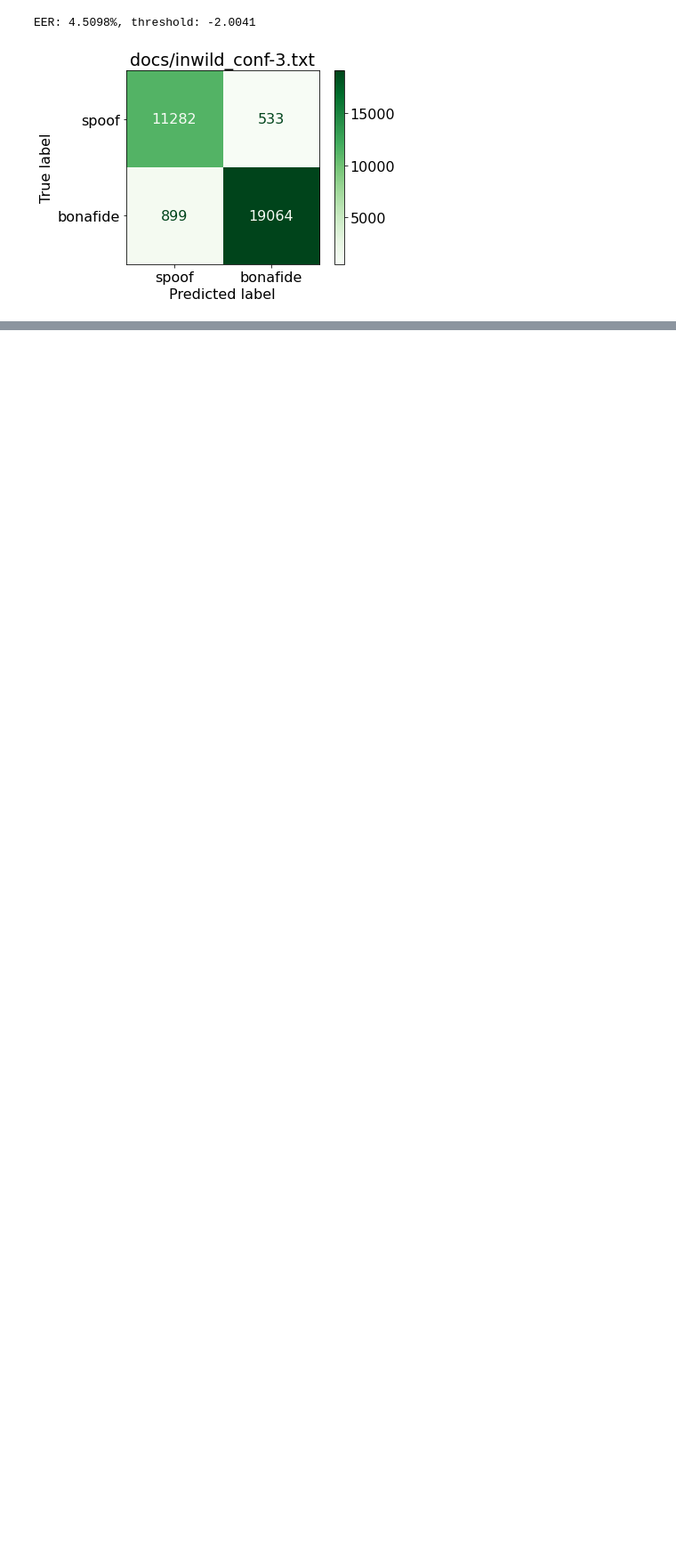
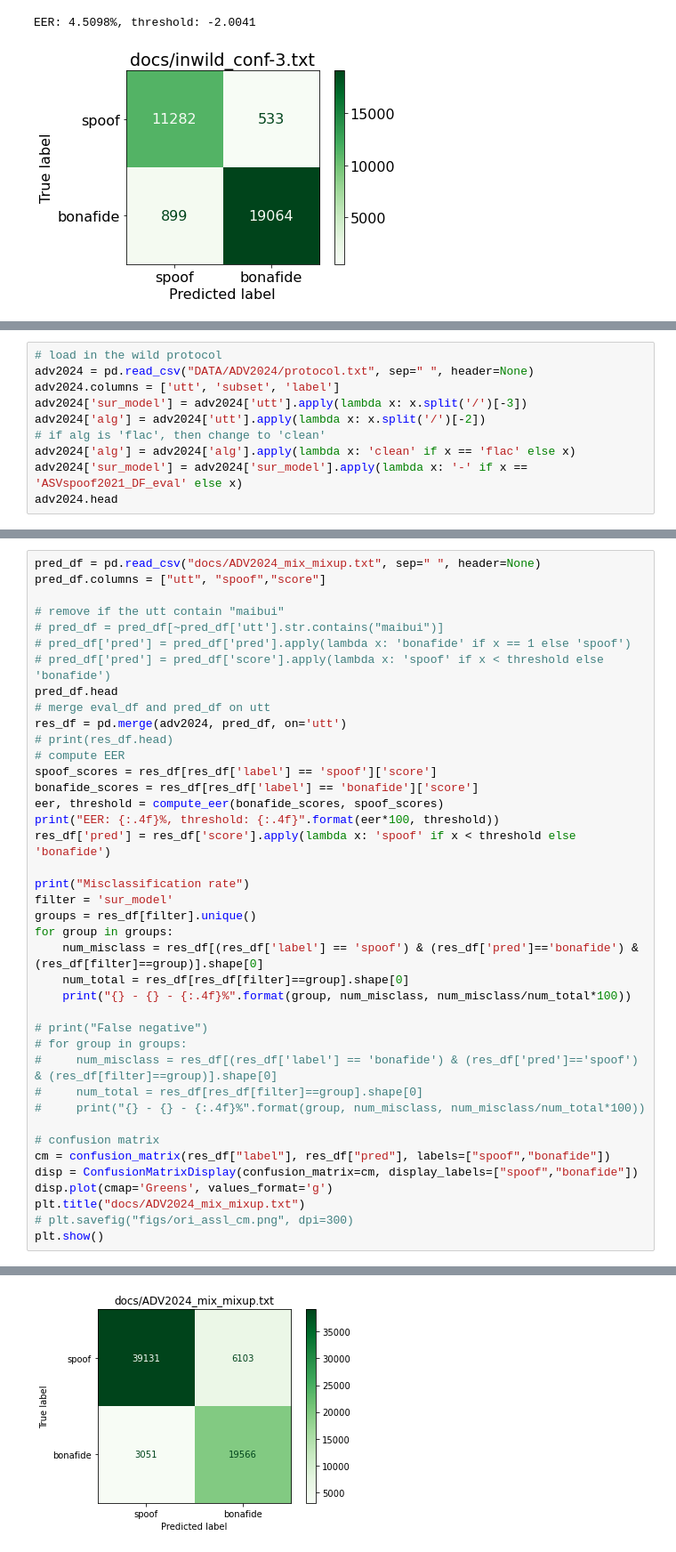
Before and after one commit to josebeo2016/SCL-Deepfake-audio-detection, a Jupyter notebook: Result.ipynb, the cells around one changed output, grey strips where cells are left out. Shown: that part at 89% size. Drawn from its saved outputs; the diff is of its cells as text; blank space fills up the shorter version.

```diff
--- a/Result.ipynb
+++ b/Result.ipynb
@@ -217,0 +220,10 @@ EER: 4.5098%, threshold: -2.0041
+# %%
+# load in the wild protocol
+adv2024 = pd.read_csv("DATA/ADV2024/protocol.txt", sep=" ", header=None)
+adv2024.columns = ['utt', 'subset', 'label']
+adv2024['sur_model'] = adv2024['utt'].apply(lambda x: x.split('/')[-3])
+adv2024['alg'] = adv2024['utt'].apply(lambda x: x.split('/')[-2])
+# if alg is 'flac', then change to 'clean'
+adv2024['alg'] = adv2024['alg'].apply(lambda x: 'clean' if x == 'flac' else x)
+adv2024['sur_model'] = adv2024['sur_model'].apply(lambda x: '-' if x == 'ASVspoof2021_DF_eval' else x)
+adv2024.head
@@ -217,0 +260,41 @@ EER: 4.5098%, threshold: -2.0041
+# %%
+pred_df = pd.read_csv("docs/ADV2024_mix_mixup.txt", sep=" ", header=None)
+pred_df.columns = ["utt", "spoof","score"]
+
+# remove if the utt contain "maibui"
+# pred_df = pred_df[~pred_df['utt'].str.contains("maibui")]
+# pred_df['pred'] = pred_df['pred'].apply(lambda x: 'bonafide' if x == 1 else 'spoof')
+# pred_df['pred'] = pred_df['score'].apply(lambda x: 'spoof' if x < threshold else 'bonafide')
+pred_df.head
+# merge eval_df and pred_df on utt
+res_df = pd.merge(adv2024, pred_df, on='utt')
+# print(res_df.head)
+# compute EER
+spoof_scores = res_df[res_df['label'] == 'spoof']['score']
+bonafide_scores = res_df[res_df['label'] == 'bonafide']['score']
+eer, threshold = compute_eer(bonafide_scores, spoof_scores)
+print("EER: {:.4f}%, threshold: {:.4f}".format(eer*100, threshold))
+res_df['pred'] = res_df['score'].apply(lambda x: 'spoof' if x < threshold else 'bonafide')
+
+print("Misclassification rate")
+filter = 'sur_model'
+groups = res_df[filter].unique()
+for group in groups:
+    num_misclass = res_df[(res_df['label'] == 'spoof') & (res_df['pred']=='bonafide') & (res_df[filter]==group)].shape[0]
+    num_total = res_df[res_df[filter]==group].shape[0]
+    print("{} - {} - {:.4f}%".format(group, num_misclass, num_misclass/num_total*100))
+
+# print("False negative")
+# for group in groups:
+#     num_misclass = res_df[(res_df['label'] == 'bonafide') & (res_df['pred']=='spoof') & (res_df[filter]==group)].shape[0]
+#     num_total = res_df[res_df[filter]==group].shape[0]
+#     print("{} - {} - {:.4f}%".format(group, num_misclass, num_misclass/num_total*100))
+
+# confusion matrix
+cm = confusion_matrix(res_df["label"], res_df["pred"], labels=["spoof","bonafide"])
+disp = ConfusionMatrixDisplay(confusion_matrix=cm, display_labels=["spoof","bonafide"])
+disp.plot(cmap='Greens', values_format='g')
+plt.title("docs/ADV2024_mix_mixup.txt")
+# plt.savefig("figs/ori_assl_cm.png", dpi=300)
+plt.show()
+# %% [output]
@@ -217,0 +306 @@ EER: 4.5098%, threshold: -2.0041
+[figure, added]
```
Also changed, not shown: parts of 5 cells of this notebook, 9 other files.
